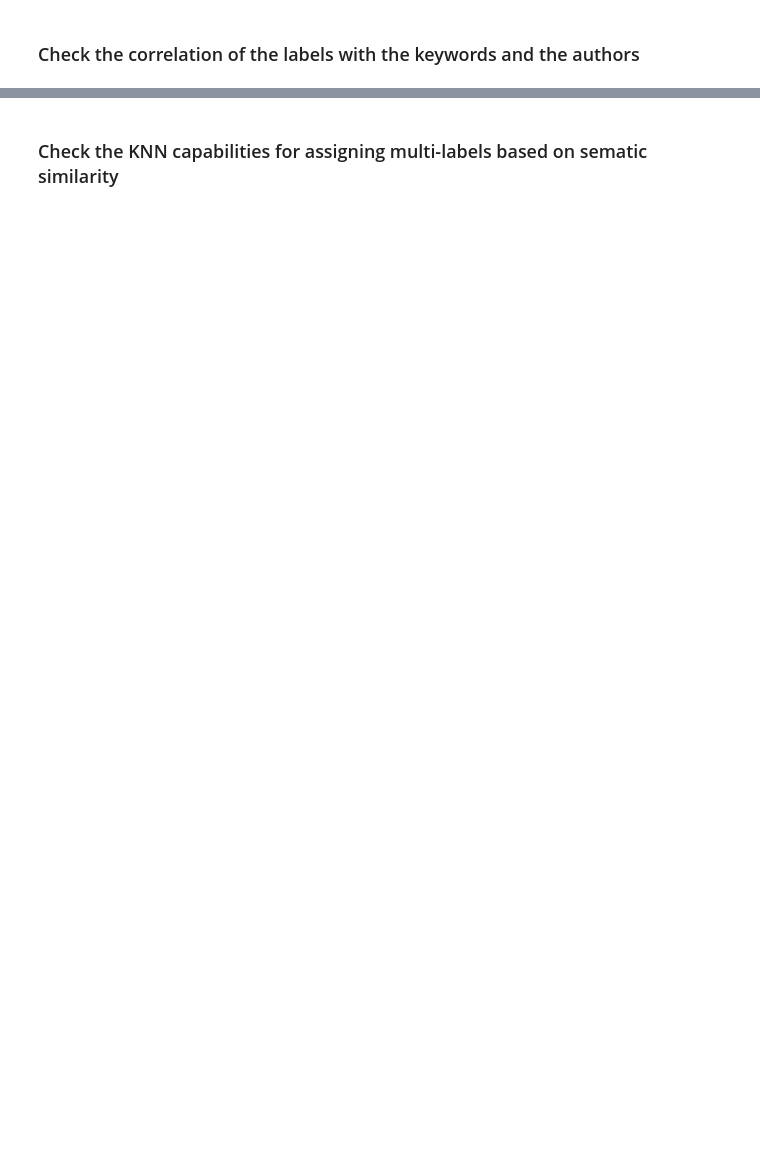
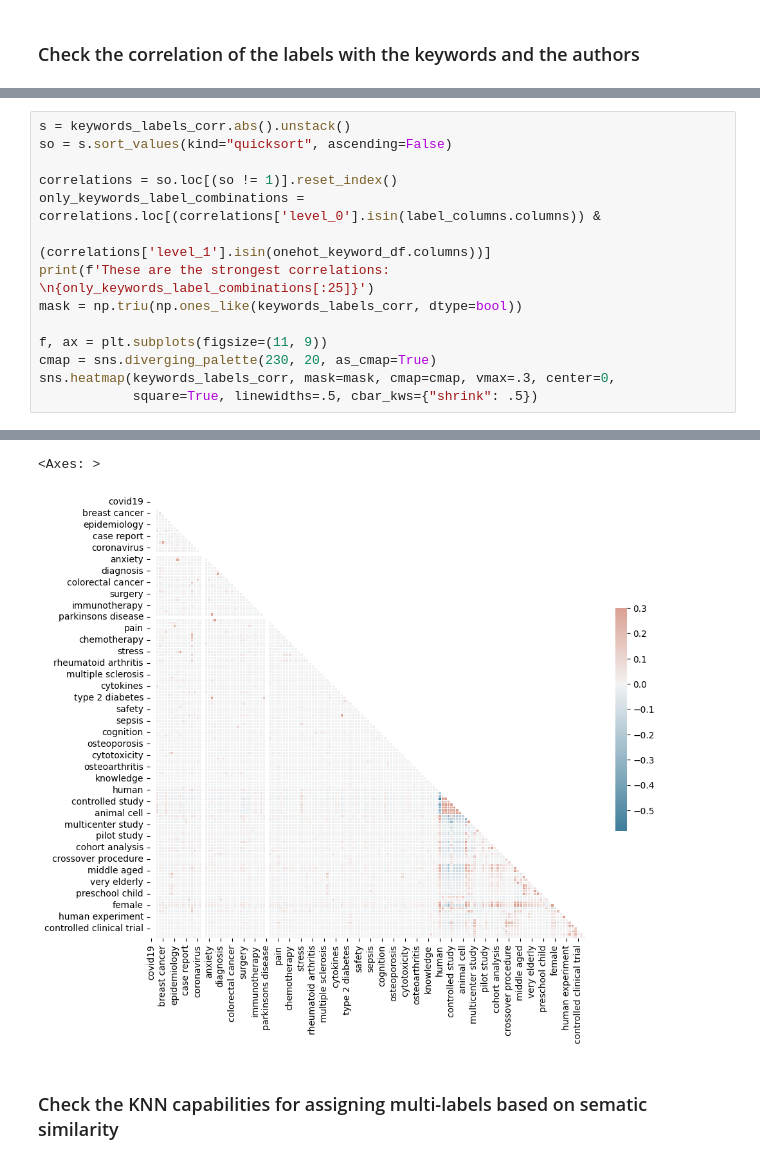
Before and after one commit to rvdb7345/ArticleClassifier, a Jupyter notebook: notebooks/Exploratory Data Analysis.ipynb, the cells around one changed output, grey strips where cells are left out. Saved outputs shown, nothing was run; the diff lists cells and outputs as text; blank space fills up the shorter version.

```diff
--- a/notebooks/Exploratory Data Analysis.ipynb
+++ b/notebooks/Exploratory Data Analysis.ipynb
@@ -273,0 +313,15 @@ Name: indexed-name, dtype: int64
+# %%
+s = keywords_labels_corr.abs().unstack()
+so = s.sort_values(kind="quicksort", ascending=False)
+
+correlations = so.loc[(so != 1)].reset_index()
+only_keywords_label_combinations = correlations.loc[(correlations['level_0'].isin(label_columns.columns)) &
+                                                    (correlations['level_1'].isin(onehot_keyword_df.columns))]
+print(f'These are the strongest correlations: \n{only_keywords_label_combinations[:25]}')
+mask = np.triu(np.ones_like(keywords_labels_corr, dtype=bool))
+
+f, ax = plt.subplots(figsize=(11, 9))
+cmap = sns.diverging_palette(230, 20, as_cmap=True)
+sns.heatmap(keywords_labels_corr, mask=mask, cmap=cmap, vmax=.3, center=0,
+            square=True, linewidths=.5, cbar_kws={"shrink": .5})
+# %% [output]
@@ -274,2 +345,4 @@ Name: indexed-name, dtype: int64
+<Axes: >
+[figure, added]
 # %% [markdown]
 ### Check the KNN capabilities for assigning multi-labels based on sematic similarity
```
Also changed, not shown: parts of 11 cells of this notebook.
